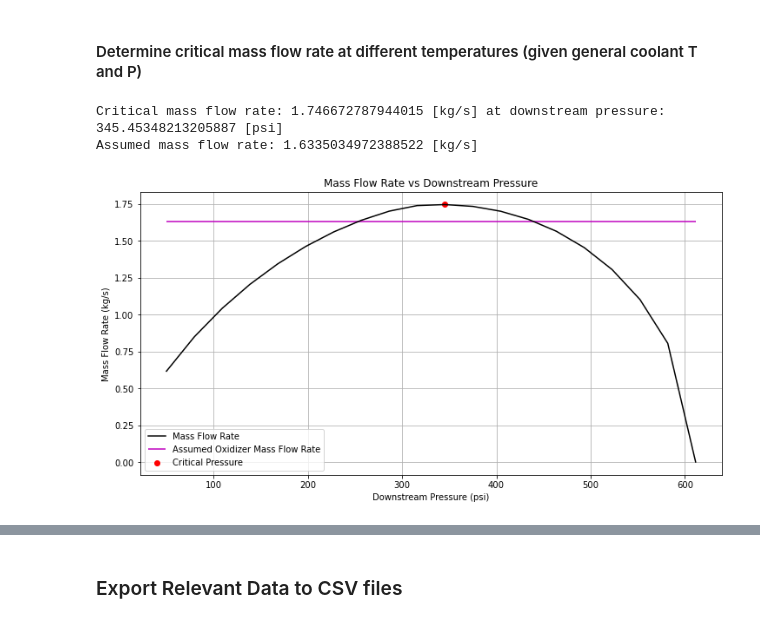
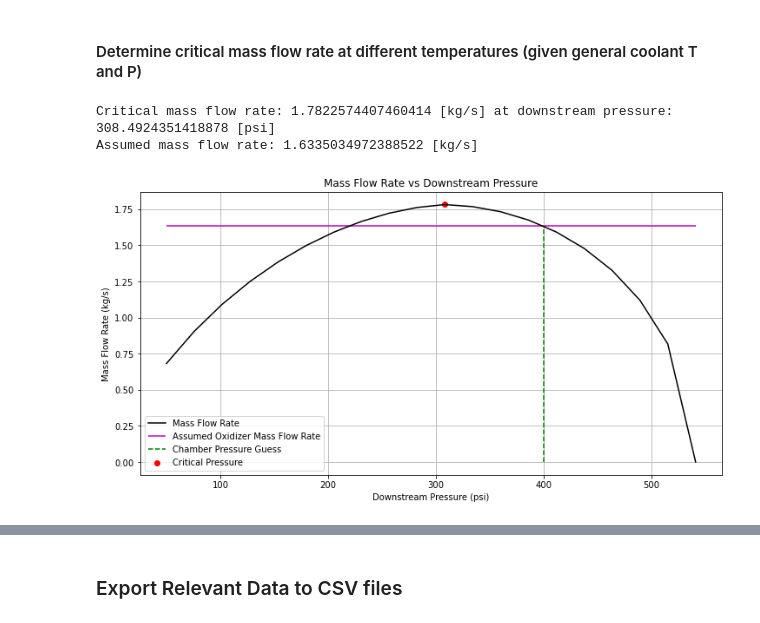
Before and after one commit to Project-Liquid/TheRocket, a Jupyter notebook: TheEngine/Regen Solver/hemsolver.ipynb, the cells around one changed output, grey strips where cells are left out. Cells and saved outputs as stored; diff of their text form; code cells hidden in the pictures.

```diff
--- a/TheEngine/Regen Solver/hemsolver.ipynb
+++ b/TheEngine/Regen Solver/hemsolver.ipynb
@@ -46,11 +46,11 @@ Note - knowing the inlet quality $X_{ci}$, if we assume knowing the Coolant Inle
 # %%
 def_P0 = 2.758e+6 # [Pa] - first chamber (stagnation) pressure guess
 def_Ti = 300      # [K] - first chamber inlet temperature guess
-def_P_ci = 4.5e+6 # [Pa] - coolant inlet pressure
-def_X_ci = 0.4 # [-] - coolant inlet quality
+def_P_ci = 4.0e+6 # [Pa] - coolant inlet pressure
+def_X_ci = 0.3 # [-] - coolant inlet quality
 def_x_off = 0.024 # [m] - cooling jacket offset
-def_T_hw = 1000 # [K] - target hot wall temperature (should be below 1373 K)
-def_T_cw = 530 # [K] - target cold wall temperature (should be below 623 K)
+def_T_hw = 985 # [K] - target hot wall temperature (should be below 1373 K)
+def_T_cw = 550 # [K] - target cold wall temperature (should be below 623 K)
 def_N_channels = 16 # [-] - number of cooling channels
 def_t_rib = 0.005 # [m] thickness of ribs
 
@@ -69,14 +69,14 @@ Additionally, it is possible to define target temperatures via linear lines:
 # %%
 USE_LINEAR_TEMP = True
 # define hot wall temperature points for nozzle exit, nozzle throat, and nozzle inlet
-T_hwe = 800  # [K] - nozzle exit temperature
-T_hwt = 1300 # [K] - nozzle throat temperature
-T_hwi = 1100 # [K] - nozzle inlet temperature
+T_hwe = 700  # [K] - nozzle exit temperature
+T_hwt = 1245 # [K] - nozzle throat temperature
+T_hwi = 900 # [K] - nozzle inlet temperature
 
 # define cold wall temperature for nozzle exit, nozzle throat, and nozzle inlet
 T_cwe = 490  # [K] - nozzle exit temperature
 T_cwt = 600 # [K] - nozzle throat temperature
-T_cwi = 500 # [K] - nozzle inlet temperature
+T_cwi = 575 # [K] - nozzle inlet temperature
 # %% [markdown]
 Based on coolant inlet pressure $P_{ci}$ and coolant inlet quality $X_{ci}$ we can determine the coolant inlet temperature $T_{ci}$ and the coolant initial enthalpy $H_i$.
 # %%
@@ -2157,7 +2165,7 @@ Critical mass flow rate: 1.9175930668802423 [kg/s] at downstream pressure: 515.4
 # %%
 # define values for injector parameters
 C_D = 0.66 # [-] - discharge coefficient for coolant flow
-A_o = 0.0002 # [m^2] - area of injector
+A_o = 0.00022791338234644367 # [m^2] - area of injector
 T_1 = nodef.T_c # [K] - temperature of coolant before entering injector
 P_1 = nodef.P_c # [Pa] - pressure of coolant before entering injector
 
@@ -2177,32 +2185,33 @@ for i, P_2 in enumerate(P_2_list):
 
 # calculate rho_2 for range of downstream pressures
 rho_2_list = np.zeros_like(P_2_list)
 for i, P_2 in enumerate(P_2_list):
     rho_2_list[i] = PropsSI('D', 'P', P_2, 'S', s_1, coolant_name) # [kg/m^3] - density of chamber nitrous estimate
 
 # calculate mass flow rate for range of downstream pressures
 mdot_list = mdot_HEM(C_D, A_o, rho_2_list, h_1, h_2_list) # [kg/s] - mass flow rate of coolant for range of downstream pressures
 
 
 # plot mass flow rate  versus downstream pressure
 fig, axs = plt.subplots(figsize = (12, 6))
 fig.set_facecolor('white')
 axs.plot(P_2_list / 6894.76, mdot_list, color = "k", label = "Mass Flow Rate") # plot using psi for downstream pressure
 axs.grid()
 axs.set_xlabel("Downstream Pressure (psi)")
 axs.set_ylabel("Mass Flow Rate (kg/s)")
 axs.set_title("Mass Flow Rate vs Downstream Pressure")
 # plot hirozntal line with oxidizer mass flow rate
 axs.hlines(o_mdot, P_2_list[0] / 6894.76, P_2_list[-1] / 6894.76, color = "m", label = "Assumed Oxidizer Mass Flow Rate")
+axs.vlines(P0 / 6894.76, 0, o_mdot, color = "g", linestyle = "--", label = "Chamber Pressure Guess")
 # find and plot maximum point
 max_mdot = max(mdot_list)
 max_P_2 = P_2_list[np.argmax(mdot_list)]
 plt.scatter(max_P_2 / 6894.76, max_mdot, color = "r", label = "Critical Pressure")
 plt.legend()
 
 print("Critical mass flow rate:", max_mdot, "[kg/s] at downstream pressure:", max_P_2 / 6894.76, "[psi]")
 print("Assumed mass flow rate:", o_mdot, "[kg/s]")
 # %% [output]
-Critical mass flow rate: 1.746672787944015 [kg/s] at downstream pressure: 345.45348213205887 [psi]
+Critical mass flow rate: 1.7822574407460414 [kg/s] at downstream pressure: 308.4924351418878 [psi]
 Assumed mass flow rate: 1.6335034972388522 [kg/s]
-[figure, old version]
+[figure, new version]
```
Also changed, not shown: parts of 22 cells of this notebook, 13 other files.
